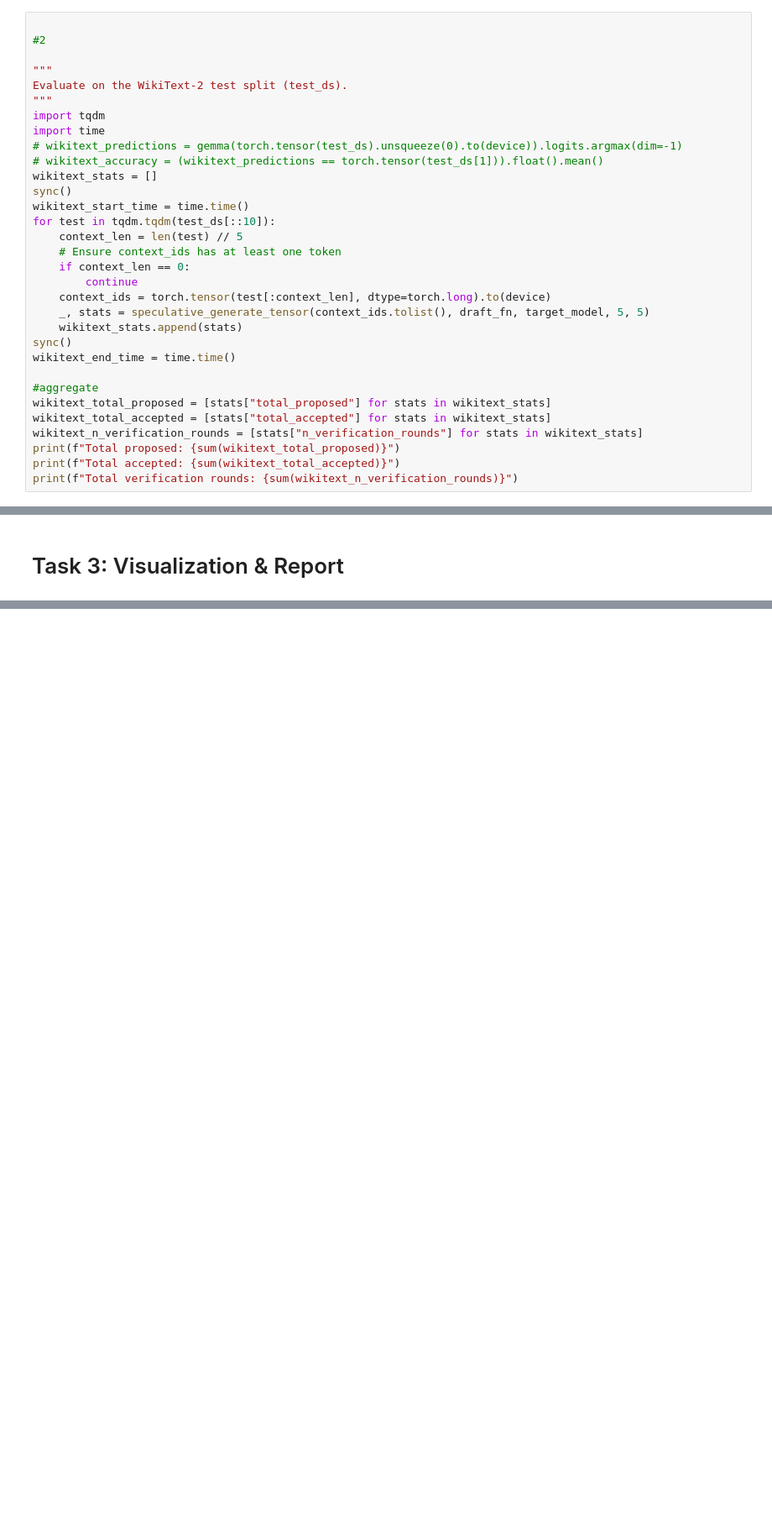
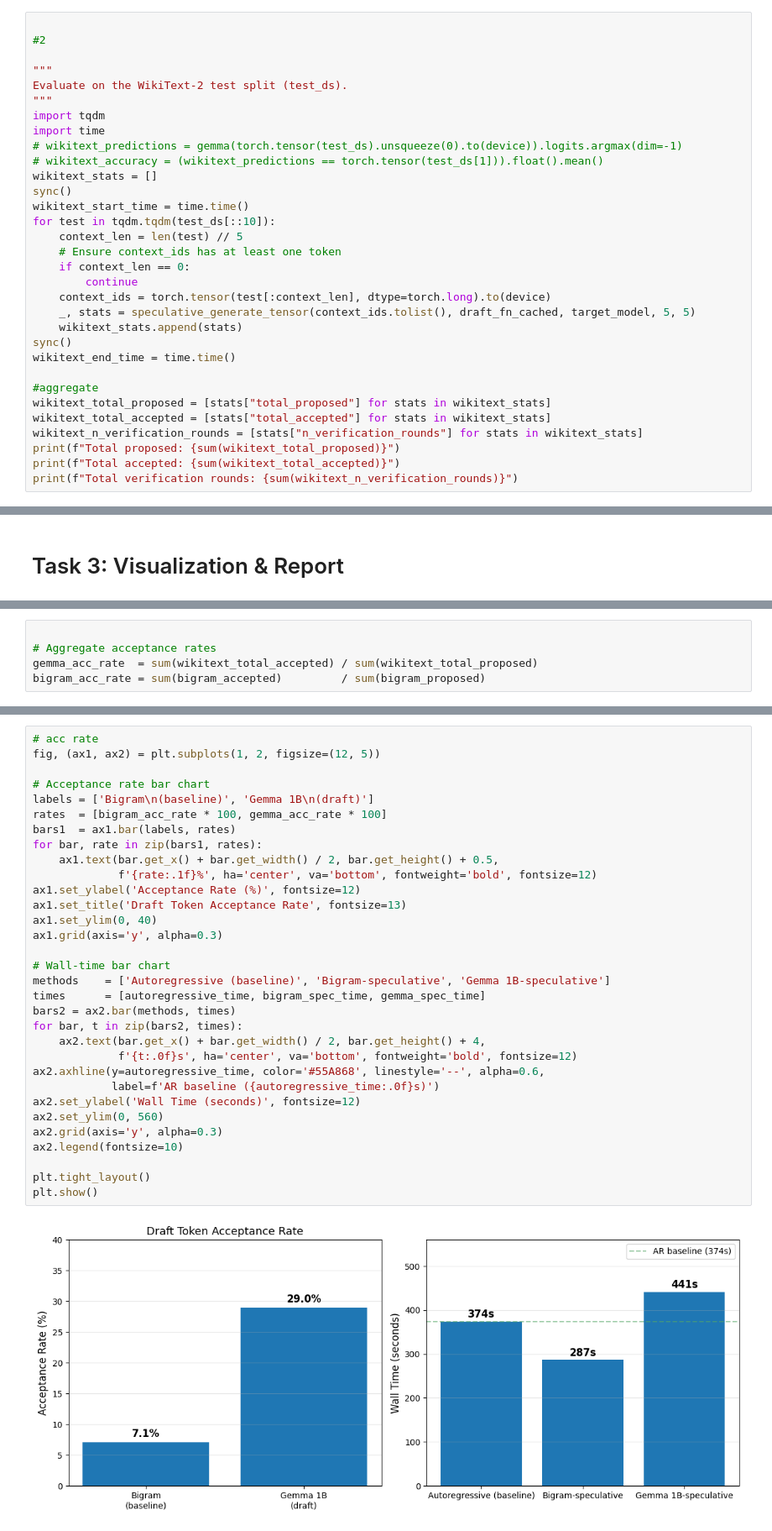
Before and after one commit to quantumFeline/nlp-hw1, a Jupyter notebook: NLP_HW1_Speculative_Decoding.ipynb, the cells around one changed output, grey strips where cells are left out. Shown at 84% size. Saved outputs shown, nothing was run; the diff lists cells and outputs as text; blank space fills up the shorter version.

```diff
--- a/NLP_HW1_Speculative_Decoding.ipynb
+++ b/NLP_HW1_Speculative_Decoding.ipynb
@@ -316,7 +368,7 @@ for test in tqdm.tqdm(test_ds[::10]):
     if context_len == 0:
         continue
     context_ids = torch.tensor(test[:context_len], dtype=torch.long).to(device)
-    _, stats = speculative_generate_tensor(context_ids.tolist(), draft_fn, target_model, 5, 5)
+    _, stats = speculative_generate_tensor(context_ids.tolist(), draft_fn_cached, target_model, 5, 5)
     wikitext_stats.append(stats)
 sync()
 wikitext_end_time = time.time()
@@ -398,0 +458,5 @@ Your summary should include at least two informative plots. For example you may
+# %%
+
+# Aggregate acceptance rates
+gemma_acc_rate  = sum(wikitext_total_accepted) / sum(wikitext_total_proposed)
+bigram_acc_rate = sum(bigram_accepted)         / sum(bigram_proposed)
@@ -398,0 +475,34 @@ Your summary should include at least two informative plots. For example you may
+# %%
+# acc rate
+fig, (ax1, ax2) = plt.subplots(1, 2, figsize=(12, 5))
+
+# Acceptance rate bar chart
+labels = ['Bigram\n(baseline)', 'Gemma 1B\n(draft)']
+rates  = [bigram_acc_rate * 100, gemma_acc_rate * 100]
+bars1  = ax1.bar(labels, rates)
+for bar, rate in zip(bars1, rates):
+    ax1.text(bar.get_x() + bar.get_width() / 2, bar.get_height() + 0.5,
+             f'{rate:.1f}%', ha='center', va='bottom', fontweight='bold', fontsize=12)
+ax1.set_ylabel('Acceptance Rate (%)', fontsize=12)
+ax1.set_title('Draft Token Acceptance Rate', fontsize=13)
+ax1.set_ylim(0, 40)
+ax1.grid(axis='y', alpha=0.3)
+
+# Wall-time bar chart
+methods    = ['Autoregressive (baseline)', 'Bigram-speculative', 'Gemma 1B-speculative']
+times      = [autoregressive_time, bigram_spec_time, gemma_spec_time]
+bars2 = ax2.bar(methods, times)
+for bar, t in zip(bars2, times):
+    ax2.text(bar.get_x() + bar.get_width() / 2, bar.get_height() + 4,
+             f'{t:.0f}s', ha='center', va='bottom', fontweight='bold', fontsize=12)
+ax2.axhline(y=autoregressive_time, color='#55A868', linestyle='--', alpha=0.6,
+            label=f'AR baseline ({autoregressive_time:.0f}s)')
+ax2.set_ylabel('Wall Time (seconds)', fontsize=12)
+ax2.set_ylim(0, 560)
+ax2.grid(axis='y', alpha=0.3)
+ax2.legend(fontsize=10)
+
+plt.tight_layout()
+plt.show()
+# %% [output]
+[figure, added]
```
Also changed, not shown: parts of 16 cells of this notebook.
